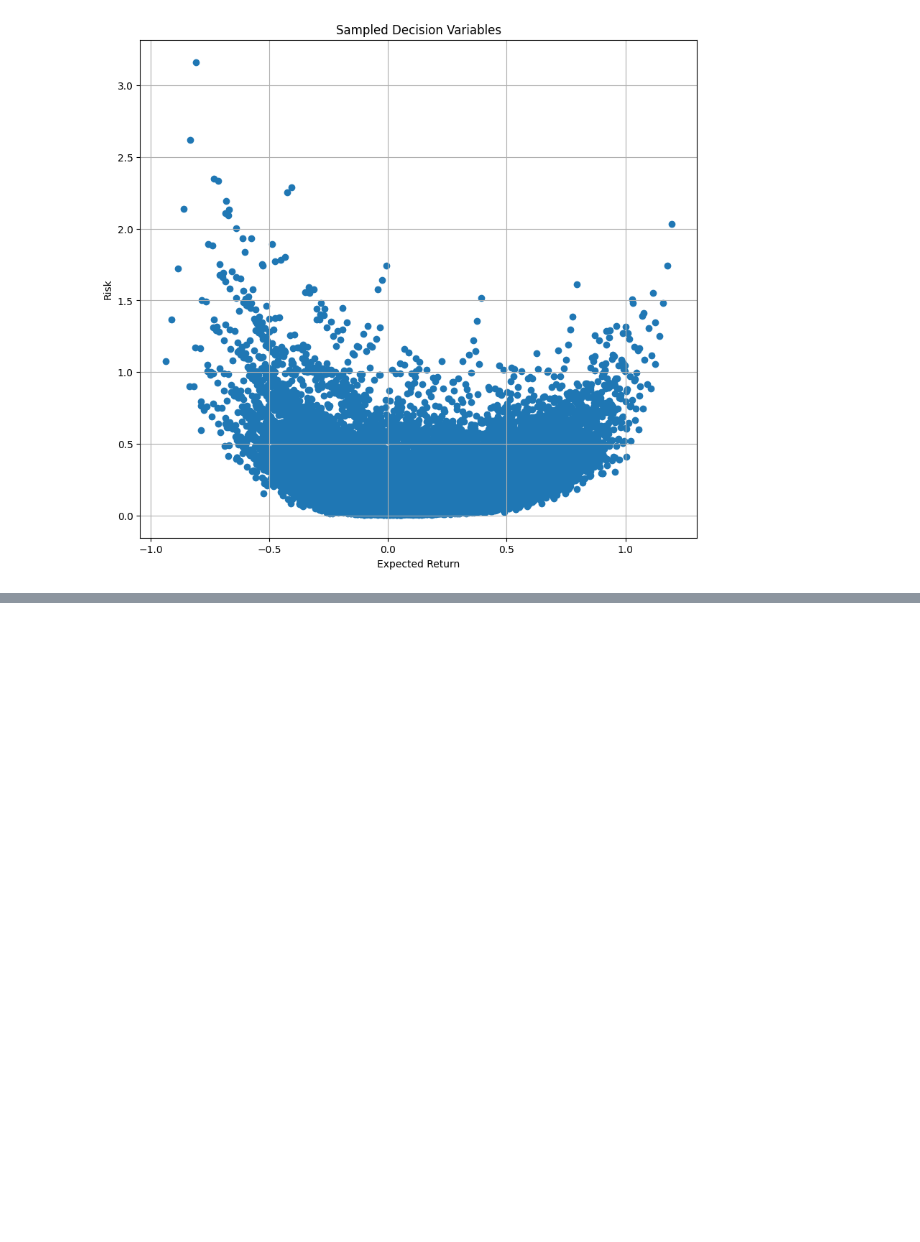
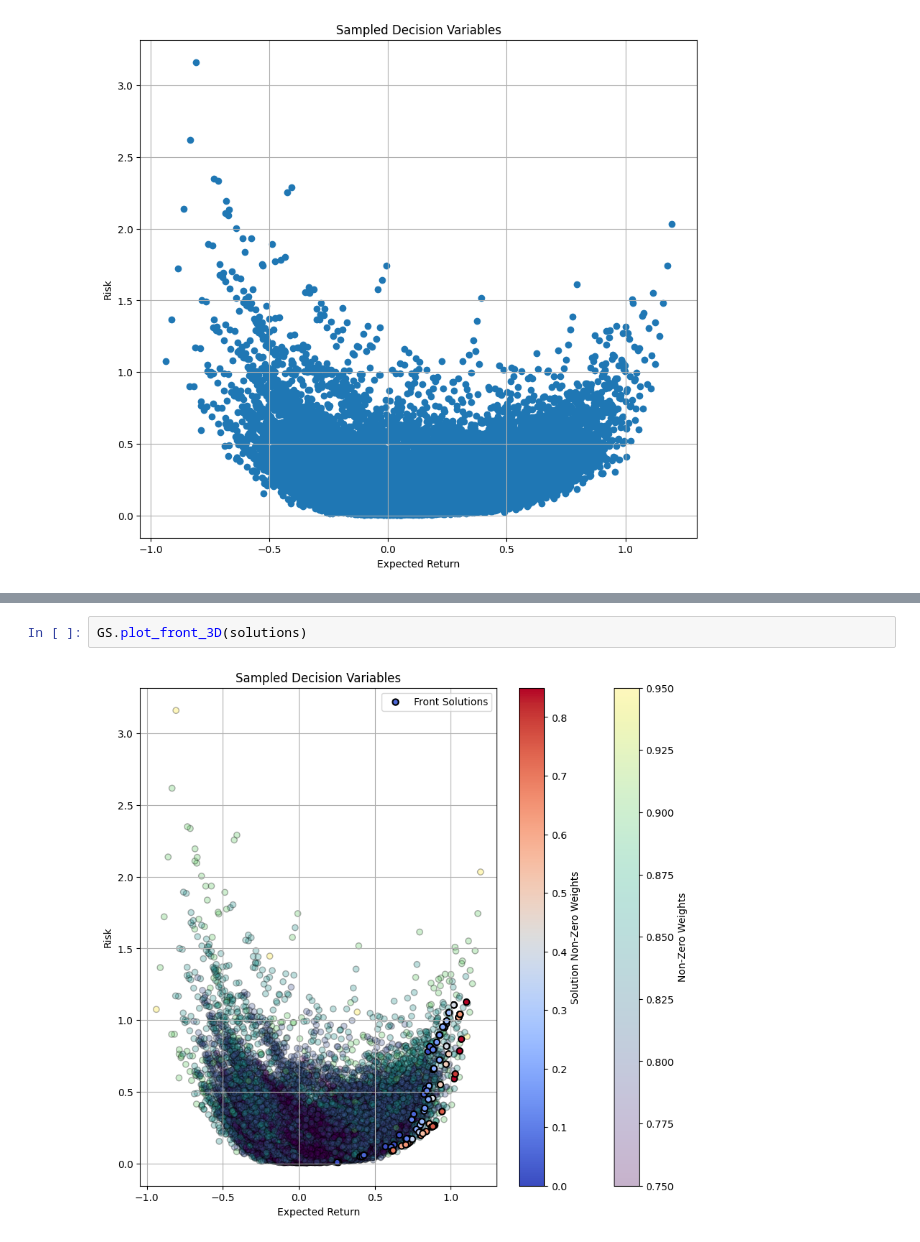
Before and after one commit to MatTheTab/MOO, a Jupyter notebook: Script2.ipynb, the cells around one changed output, grey strips where cells are left out. Saved outputs shown, nothing was run; the diff lists cells and outputs as text; blank space fills up the shorter version.

```diff
--- a/Script2.ipynb
+++ b/Script2.ipynb
@@ -270,0 +428,4 @@ solver.plot_front(solutions, n=20, step=0.2)
+# %%
+GS.plot_front_3D(solutions)
+# %% [output]
+[figure, added]
```
Also changed, not shown: parts of 8 cells of this notebook.
